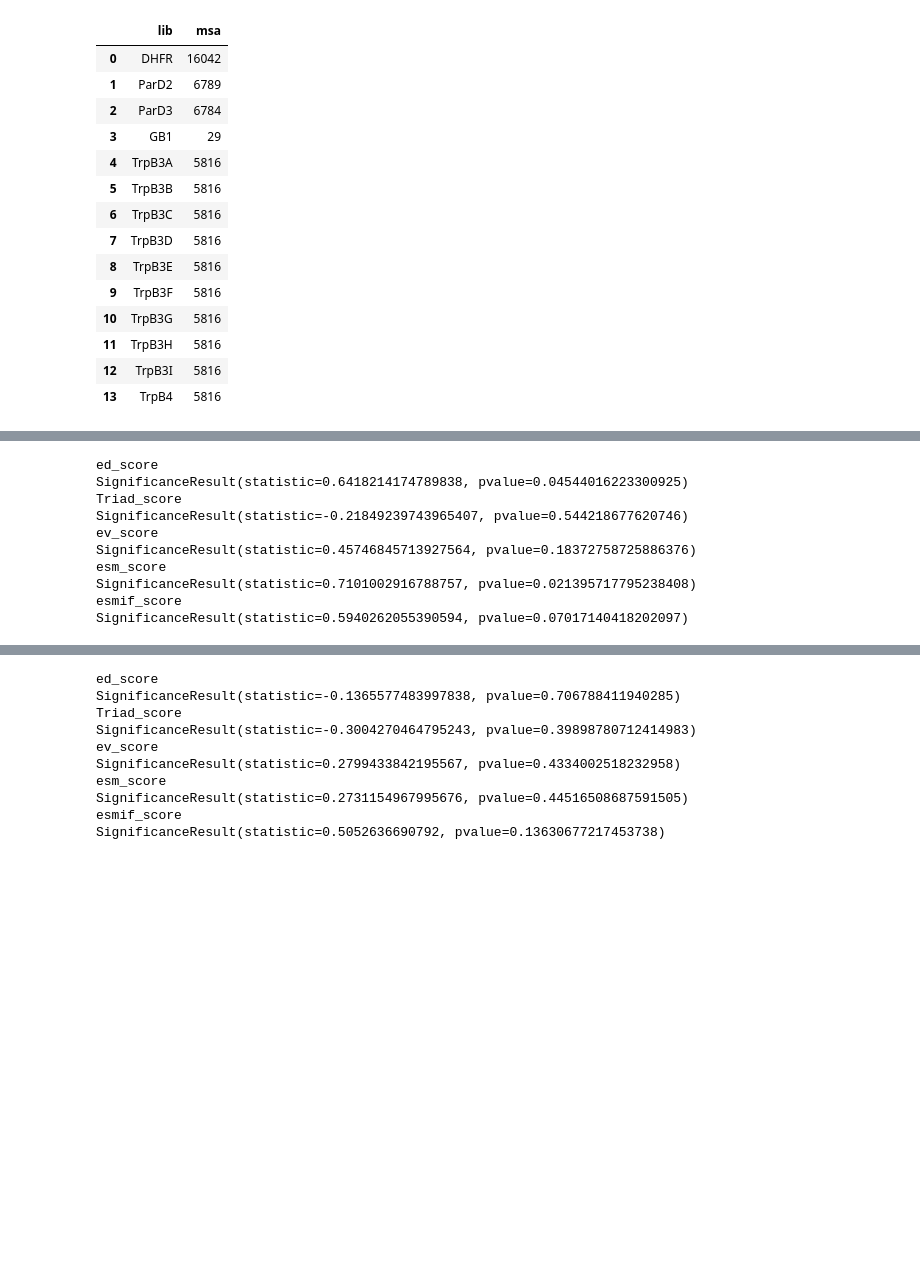
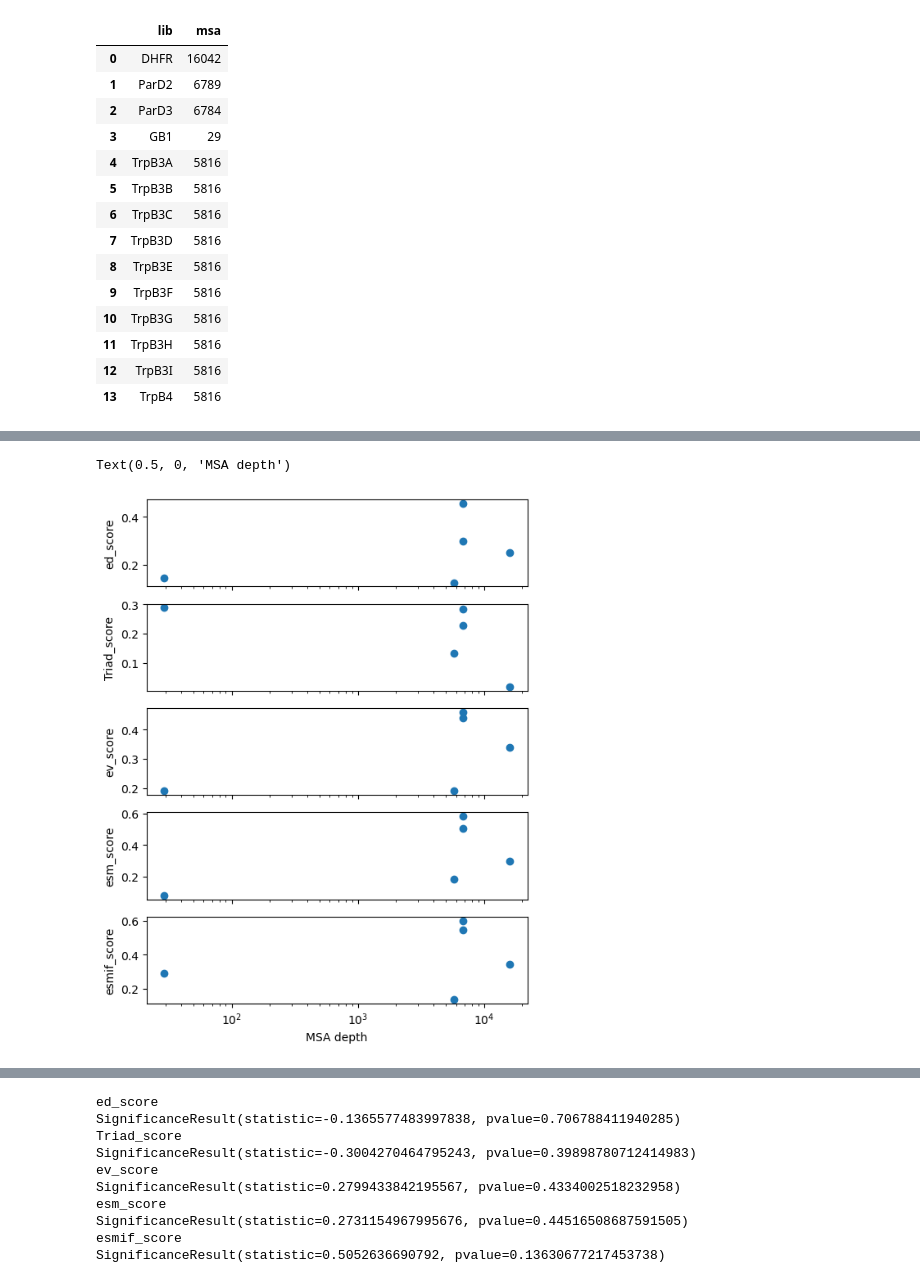
Before and after one commit to fhalab/SSMuLA, a Jupyter notebook: sandbox/zs_corr_simper.ipynb, the cells around one changed output, grey strips where cells are left out. Drawn from its saved outputs; the diff is of its cells as text; code cells hidden in the pictures; blank space fills up the shorter version.

```diff
--- a/sandbox/zs_corr_simper.ipynb
+++ b/sandbox/zs_corr_simper.ipynb
@@ -780,19 +789,28 @@ from scipy.stats import spearmanr
+# %%
+fig, axes = plt.subplots(5, 1, figsize=(6, 8), sharex=True)
+
+slice_zs = zs_append_msa[zs_append_msa["lib"].isin(active_lib_list)]
+for i, zs in enumerate(ZS_OPTS):
+    zs_col = "all_" + zs.replace("score", "rho")
+    axes[i].plot(slice_zs[["msa",zs_col]].groupby("msa").mean(), "o")
+    # axes[i].set_title(zs)
+    axes[i].set_ylabel(zs)
+    axes[i].set_xscale("log")
+
+axes[i].set_xlabel("MSA depth")
+
+    # sns.scatterplot(data=slice_zs, x="msa", y=zs_col, ax=axes[i], label=zs)
+# ax.plot(slice_zs["msa"])
+# %% [output]
+Text(0.5, 0, 'MSA depth')
+[figure, added]
 # %%
 slice_zs = zs_append_msa[zs_append_msa["lib"].isin(active_lib_list)]
+rho_dict = {}
+p_dict = {}
 
 for zs in ZS_OPTS:
-    print(zs)
     zs_col = "all_" + zs.replace("score", "rho")
-
-    print(spearmanr(slice_zs[zs_col], slice_zs["msa"]))
+    zs_rho, zs_p = spearmanr(slice_zs[zs_col], slice_zs["msa"])
+    rho_dict[zs] = zs_rho
+    p_dict[zs] = zs_p
-# %% [output]
-ed_score
-SignificanceResult(statistic=0.6418214174789838, pvalue=0.04544016223300925)
-Triad_score
-SignificanceResult(statistic=-0.21849239743965407, pvalue=0.544218677620746)
-ev_score
-SignificanceResult(statistic=0.45746845713927564, pvalue=0.18372758725886376)
-esm_score
-SignificanceResult(statistic=0.7101002916788757, pvalue=0.021395717795238408)
-esmif_score
-SignificanceResult(statistic=0.5940262055390594, pvalue=0.07017140418202097)
```
Also changed, not shown: parts of 10 cells of this notebook.
